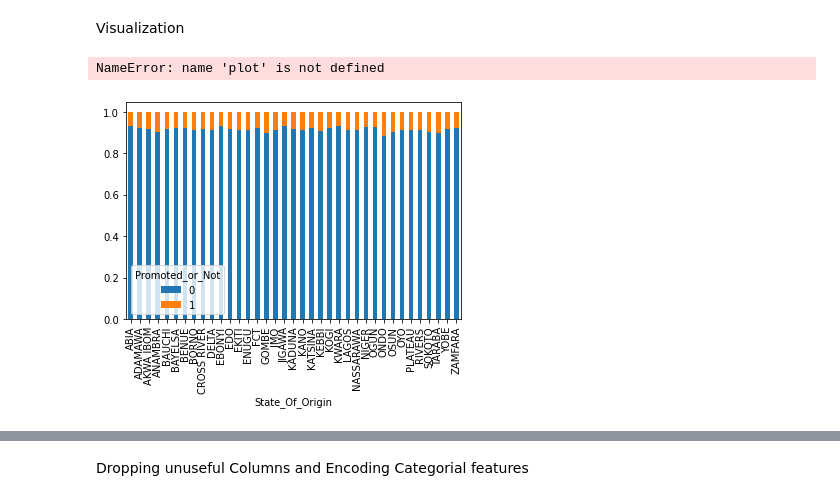
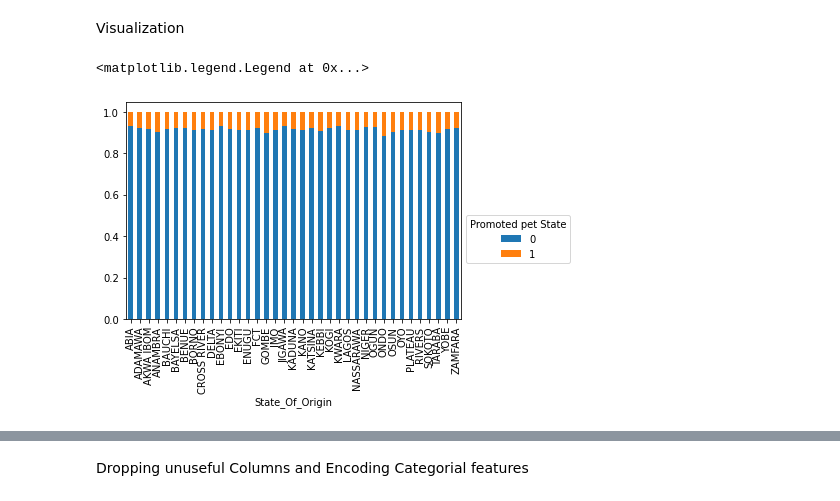
Before and after one commit to daisiadeyanju/Modelling-Project, a Jupyter notebook: Staff Promotion prediction Project.ipynb, the cells around one changed output, grey strips where cells are left out. Drawn from its saved outputs; the diff is of its cells as text; code cells hidden in the pictures.

```diff
--- a/Staff Promotion prediction Project.ipynb
+++ b/Staff Promotion prediction Project.ipynb
@@ -86,11 +94,11 @@ from matplotlib import rcParams
 # %%
 #To know the promotion per state
 Vir = pd.crosstab(train.State_Of_Origin, train.Promoted_or_Not, normalize = 'index')
 Vir.plot.bar(stacked = True)
-plot.legend(title = 'Promoted pet State', bbox_to_anchor = (1, 0.5))
+plt.legend(title = 'Promoted pet State', bbox_to_anchor = (1, 0.5))
 # %% [output]
-NameError: name 'plot' is not defined
+<matplotlib.legend.Legend at 0x...>
-[figure, old version]
+[figure, new version]
 # %%
 #To know the Promotion based on Qualification
 Vir = pd.crosstab(train.Qualification, train.Promoted_or_Not, normalize = 'index')
```
Also changed, not shown: parts of 13 cells of this notebook.
